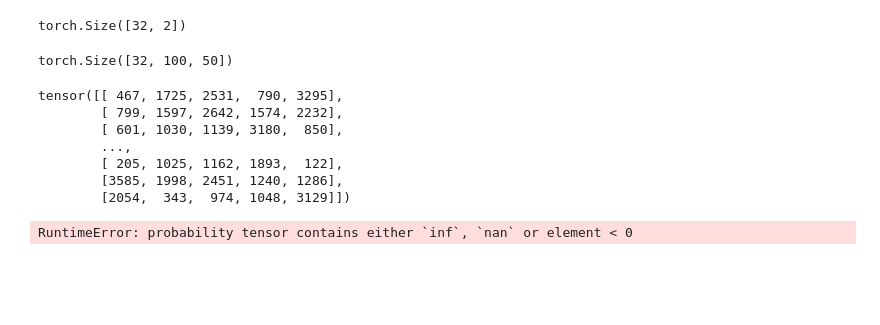
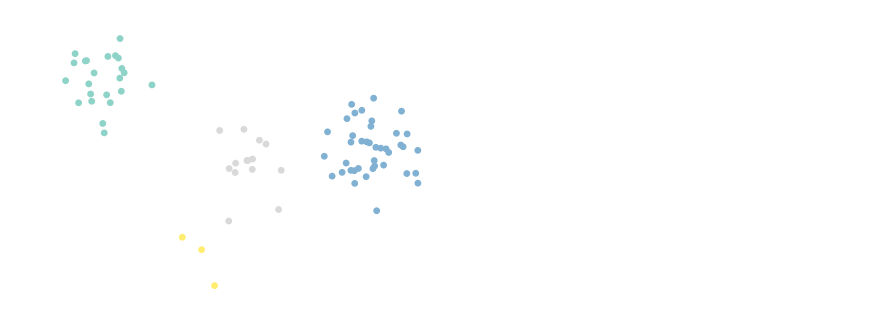
Before and after one commit to craigfouts/asterism, a Jupyter notebook: notebooks/sandbox.ipynb, the cells around one changed output. Drawn from its saved outputs; the diff is of its cells as text; code cells hidden in the pictures; blank space fills up the shorter version.

```diff
--- a/notebooks/sandbox.ipynb
+++ b/notebooks/sandbox.ipynb
@@ -354,27 +100,10 @@ q[batch, :K + 1] = f_net(torch.cat([g, U[:, :K + 1]], -1))[..., 0]
-# %%
-q[batch, :K + 1].shape
-# %% [output]
-torch.Size([32, 2])
-# %%
-U.shape
-# %% [output]
-torch.Size([32, 100, 50])
-# %%
-batch_size = 5
-
-torch.randperm(data.shape[0] - data.shape[0]%batch_size).reshape(data.shape[0]//batch_size, batch_size)
-# %% [output]
-tensor([[ 467, 1725, 2531,  790, 3295],
-        [ 799, 1597, 2642, 1574, 2232],
-        [ 601, 1030, 1139, 3180,  850],
-        ...,
-        [ 205, 1025, 1162, 1893,  122],
-        [3585, 1998, 2451, 1240, 1286],
-        [2054,  343,  974, 1048, 3129]])
-# %%
-model = NCP()
-topics = model.fit_predict(data[:, 3:])
-show_dataset(data, topics)
-# %% [output]
-RuntimeError: probability tensor contains either `inf`, `nan` or element < 0
+# %%
+WC_CHANNELS = (128, 128, 128, 128, 256)
+BC_CHANNELS = (WC_CHANNELS[-1], 128, 128, 128, 128, 128, 512)
+LP_CHANNELS = (WC_CHANNELS[-1] + BC_CHANNELS[-1], 128, 128, 128, 128)
+
+model = NCP(WC_CHANNELS, BC_CHANNELS, LP_CHANNELS).fit(Data(2, N_max=25), n_steps=200)
+show_dataset(data[0], model(data))
+# %% [output]
+[figure, added]
 # %%
```
Also changed, not shown: parts of 25 cells of this notebook, 5 other files.
